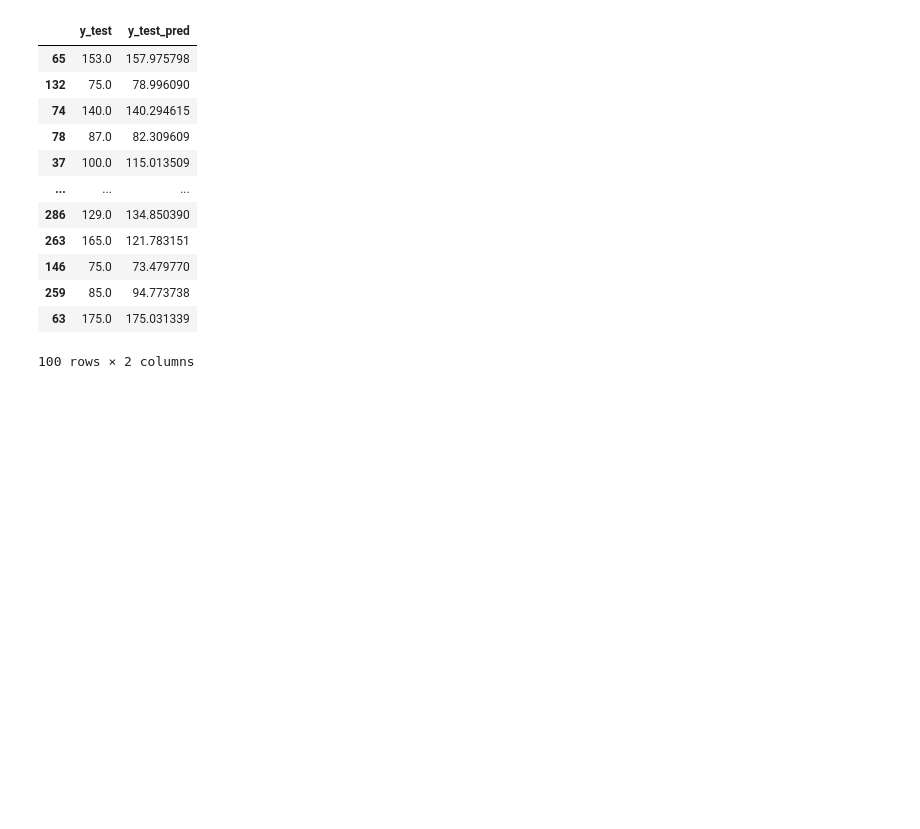
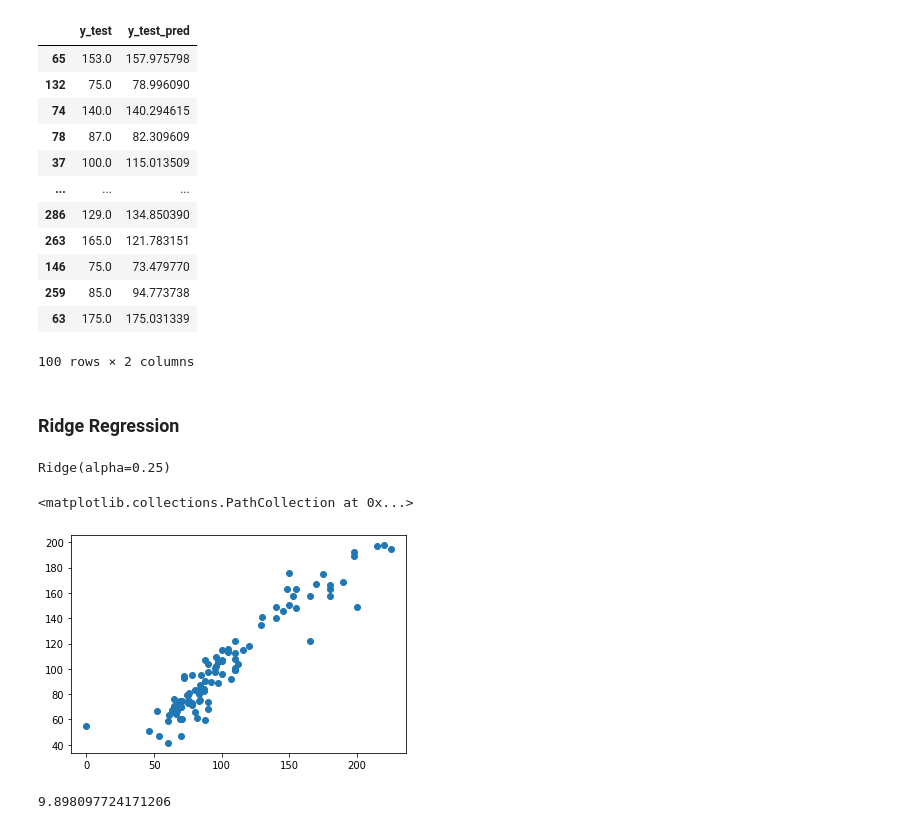
Before and after one commit to rfaria/ML-Playground, a Jupyter notebook: Linear_Regression_Example.ipynb, the cells around one changed output. Drawn from its saved outputs; the diff is of its cells as text; code cells hidden in the pictures; blank space fills up the shorter version.

```diff
--- a/Linear_Regression_Example.ipynb
+++ b/Linear_Regression_Example.ipynb
@@ -62,3 +70,27 @@ pd.DataFrame({"y_test": y_test, "y_test_pred": y_test_pred})
 | 259 | 85.0 | 94.773738 |
 | 63 | 175.0 | 175.031339 |
 100 rows × 2 columns
+# %% [markdown]
+### Ridge Regression
+# %%
+from sklearn import linear_model
+reg = linear_model.Ridge(alpha=0.25)
+# %%
+reg.fit(X_train, y_train)
+# %% [output]
+Ridge(alpha=0.25)
+# %%
+y_test_pred = reg.predict(X_test)
+# %%
+import matplotlib.pyplot as plt
+
+plt.scatter(y_test, y_test_pred)
+# %% [output]
+<matplotlib.collections.PathCollection at 0x...>
+[figure, added]
+# %%
+from sklearn.metrics import mean_absolute_error
+
+mean_absolute_error(y_test, y_test_pred)
+# %% [output]
+9.898097724171206
```
Also changed, not shown: parts of 29 cells of this notebook.
